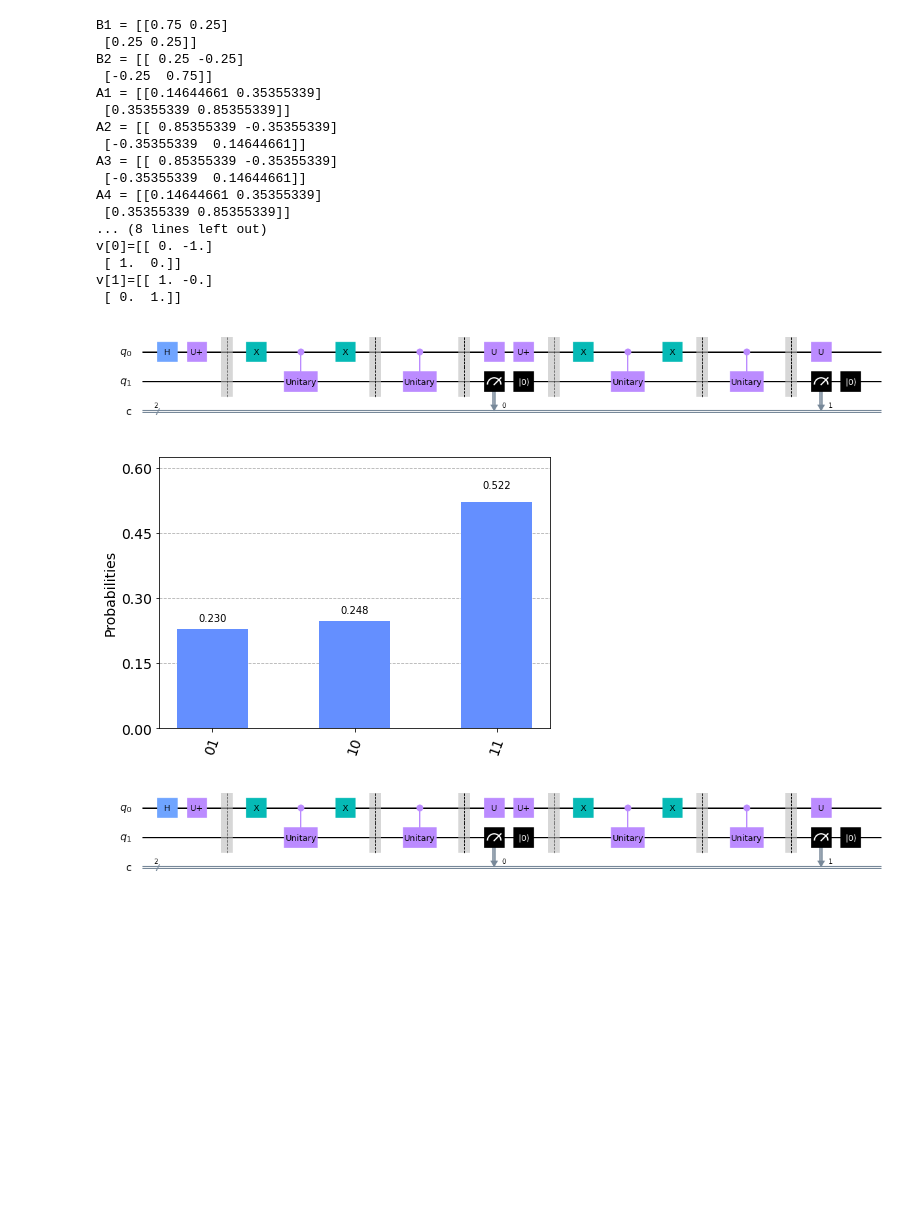
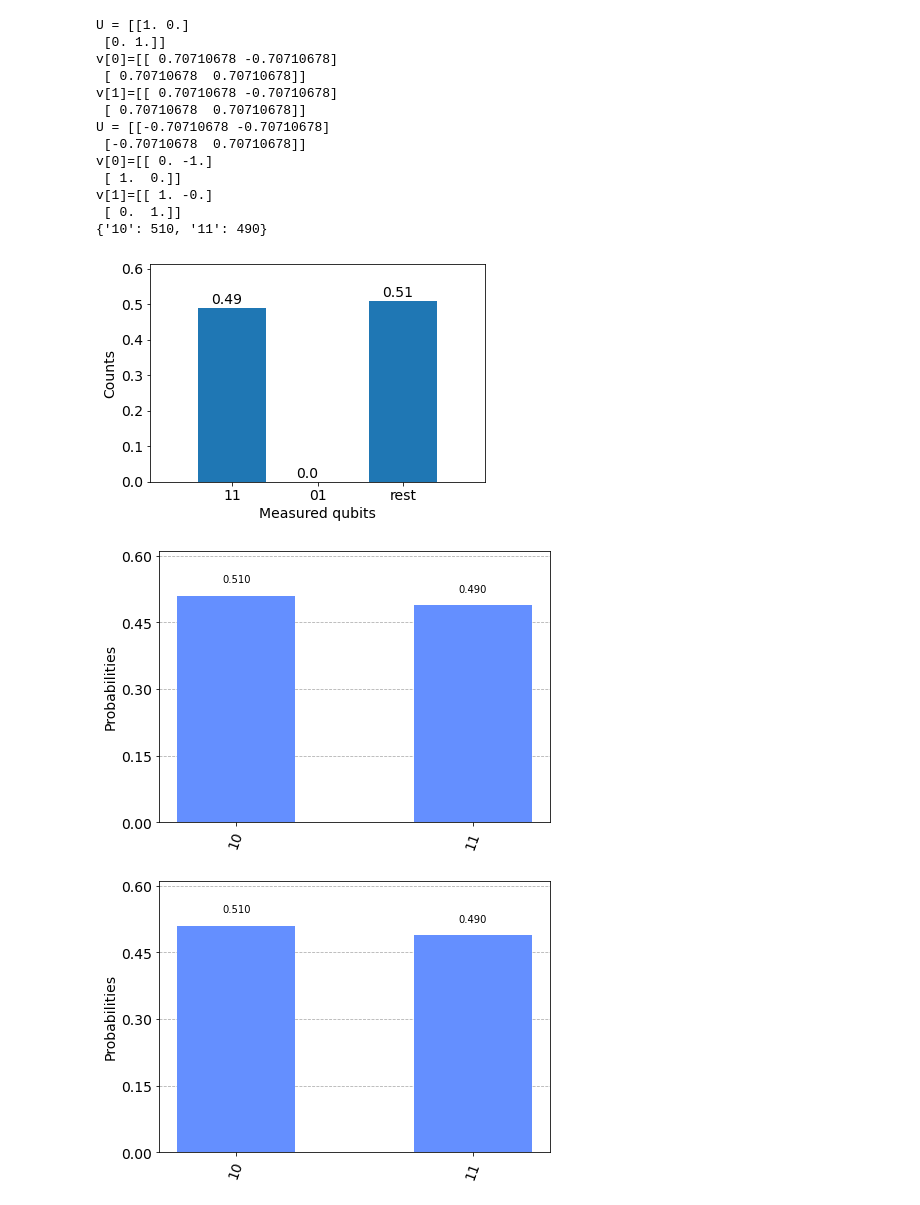
Before and after one commit to Podmenato/Noise-suppresion-in-current-quantum-computers-master-thesis, a Jupyter notebook: src/testingNotebook.ipynb, the cells around one changed output. Saved outputs shown, nothing was run; the diff lists cells and outputs as text; code cells hidden in the pictures; blank space fills up the shorter version.

```diff
--- a/src/testingNotebook.ipynb
+++ b/src/testingNotebook.ipynb
@@ -91,5 +92,6 @@ v[1]=[[ 1. -0.]
 # %%
-from utilities import measurement_change, luder_measurement
+from utilities import measurement_change, luder_measurement, plot_povm_histogram
+
 povm_basic = [
     np.array([[1/2, 1/2],
               [1/2, 1/2]]),
@@ -102,54 +104,53 @@ povm_basic = [
     np.array([[1, 0],
               [0, 0]]),
     np.array([[0, 0],
               [0, 1]])
 ]
 
-effects = [0, 4, 1, 5]
+effects = [0, 1, 4, 5]
 n = len(effects)
 
 povm_effects = [2 * povm_basic[j] / n for j in effects]
 
 state = QuantumCircuit(2, 2)
 state.h(0)
 
 b1 = povm_effects[0] + povm_effects[1]
 b2 = povm_effects[2] + povm_effects[3]
 a1 = measurement_change(b1, povm_effects[0])
 a2 = measurement_change(b1, povm_effects[1])
 a3 = measurement_change(b2, povm_effects[2])
 a4 = measurement_change(b2, povm_effects[3])
-print(f"B1 = {b1}")
-print(f"B2 = {b2}")
-print(f"A1 = {a1}")
-print(f"A2 = {a2}")
-print(f"A3 = {a3}")
-print(f"A4 = {a4}")
+# print(f"B1 = {b1}")
+# print(f"B2 = {b2}")
+# print(f"A1 = {a1}")
+# print(f"A2 = {a2}")
+# print(f"A3 = {a3}")
+# print(f"A4 = {a4}")
 
 testing_luder = state.compose(luder_measurement(b1, 1, 2, measuring_clbit=0, measure=True), qubits=[0, 1])
 testing_luder = testing_luder.compose(luder_measurement(a1, 1, 2, measuring_clbit=1, measure=True), qubits=[0, 1])
 
 job_1 = qiskit.execute(testing_luder, qasm, shots=1000)
+print(job_1.result().get_counts())
+
+plot_povm_histogram(job_1.result().get_counts())
 plot_histogram(job_1.result().get_counts())
-testing_luder.draw(output="mpl")
+# testing_luder.draw(output="mpl")
 # %% [output]
-B1 = [[0.75 0.25]
- [0.25 0.25]]
-B2 = [[ 0.25 -0.25]
- [-0.25  0.75]]
-A1 = [[0.14644661 0.35355339]
- [0.35355339 0.85355339]]
-A2 = [[ 0.85355339 -0.35355339]
- [-0.35355339  0.14644661]]
-A3 = [[ 0.85355339 -0.35355339]
- [-0.35355339  0.14644661]]
-A4 = [[0.14644661 0.35355339]
- [0.35355339 0.85355339]]
-... (8 lines left out)
+U = [[1. 0.]
+ [0. 1.]]
+v[0]=[[ 0.70710678 -0.70710678]
+ [ 0.70710678  0.70710678]]
+v[1]=[[ 0.70710678 -0.70710678]
+ [ 0.70710678  0.70710678]]
+U = [[-0.70710678 -0.70710678]
+ [-0.70710678  0.70710678]]
 v[0]=[[ 0. -1.]
  [ 1.  0.]]
 v[1]=[[ 1. -0.]
  [ 0.  1.]]
+{'10': 510, '11': 490}
-[figure, old version]
+[figure, new version]
-[figure, old version]
+[figure, new version]
-[figure, old version]
+[figure, new version]
```
Also changed, not shown: parts of 1 cell of this notebook, 1 other file.
